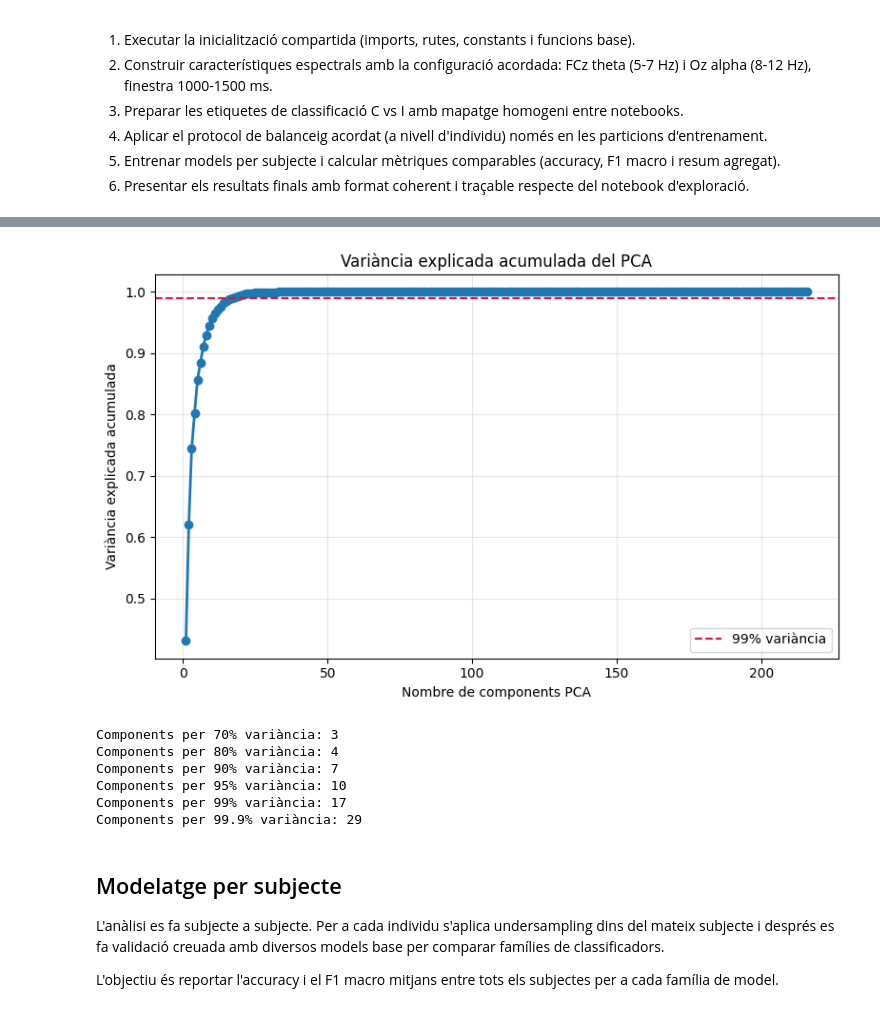
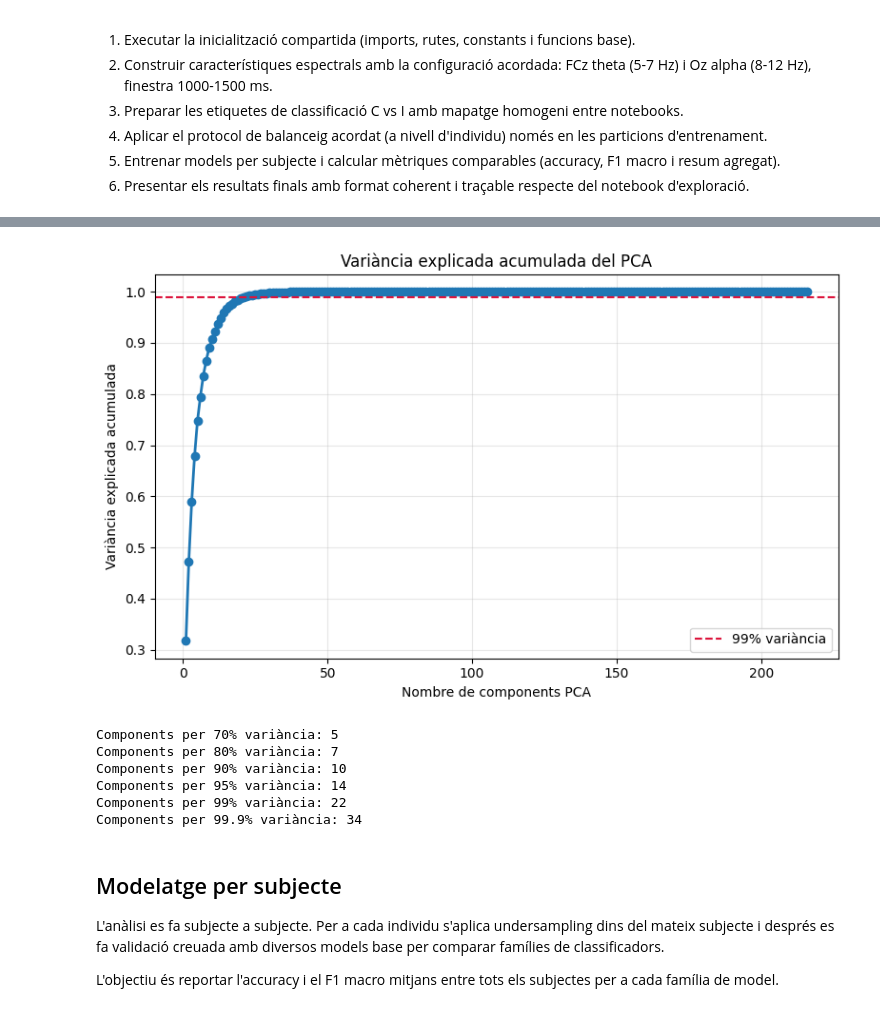
Before and after one commit to nilsduran/TFG, a Jupyter notebook: src/notebooks/02_classificació_simple.ipynb, the cells around one changed output, grey strips where cells are left out. Drawn from its saved outputs; the diff is of its cells as text; code cells hidden in the pictures.

Commit message:
classificació simple + histograma

```diff
--- a/src/notebooks/02_classificació_simple.ipynb
+++ b/src/notebooks/02_classificació_simple.ipynb
@@ -15,11 +15,13 @@ import numpy as np
 import pandas as pd
 import matplotlib.pyplot as plt
 from pathlib import Path
+from scipy.stats import norm
 
 try:
     from google.colab import drive
 
     IN_COLAB = True
+    drive.mount("/content/drive")
 except ImportError:
     drive = None
     IN_COLAB = False
@@ -71,41 +77,17 @@ Imports i constants de classificació carregats.
 # %%
-candidate_paths = [
-    Path(r"c:\\Users\\nils\\Documents\\Universitat\\TFG\\src\\notebooks\\00_preprocessament.ipynb"),
-    Path("/content/drive/MyDrive/TFG_Nils_2026/03_Codi/00_preprocessament.ipynb"),
-    Path("/content/drive/MyDrive/TFG_Nils_2026/03_Codi/01_preprocessament.ipynb"),
-]
-preprocess_nb_path = next((path for path in candidate_paths if path.exists()), candidate_paths[-1])
-if preprocess_nb_path.as_posix().startswith("/content/drive") and drive is not None:
-    drive.mount("/content/drive", force_remount=False)
-
-print(f"Preprocessament centralitzat a: {preprocess_nb_path}")
-with open(preprocess_nb_path, encoding="utf-8") as f:
-    preprocess_nb = nbformat.read(f, as_version=4)
-
-preprocess_ns = globals()
-skip_first_code = preprocess_nb_path.name == "01_preprocessament.ipynb"
-for cell in preprocess_nb.cells:
-    if cell.cell_type != "code":
-        continue
-    if skip_first_code:
-        skip_first_code = False
-        continue
-    exec(cell.source, preprocess_ns)
-
-print("Preprocessament completat. Carregant dataset processat...")
-
+# Evitem l'exec() dinàmic de 00_preprocessament.ipynb
+# Carreguem directament el dataset ja processat des dels fitxers del projecte.
 processed_dir = DATA_DIR / "processed"
-meta_dir = META_DIR
-if "pipeline_name" in globals():
-    dataset_path = processed_dir / f"{pipeline_name}.npz"
-else:
-    dataset_path = processed_dir / "c_vs_i_fcz-oz_1000-1500ms_stft.npz"
+dataset_path = processed_dir / "c_vs_i_fcz-oz_1000-1500ms_stft_ica_us.npz"
 
 dataset = np.load(dataset_path, allow_pickle=True)
+
 X = dataset["X"].astype(np.float32)
 y = dataset["y"].astype(np.int8)
 subj_list = dataset["subj_list"].astype(str)
 
+# Definim variables requerides
+ICA_MAX_COMPONENTS = 20
 ICA_COMPONENTS = int(min(ICA_MAX_COMPONENTS, X.shape[1]))
 
 print(f"Dataset carregat de: {dataset_path}")
@@ -237,38 +186,38 @@ Nota: no els eliminem en aquesta versió.
 # %%
-X_pca_source = X_trainval if "X_trainval" in globals() else X
+X_pca_source = X.copy()
 
 X_scaled = StandardScaler().fit_transform(X_pca_source)
 pca_full = PCA().fit(X_scaled)
 
 cum_var = np.cumsum(pca_full.explained_variance_ratio_)
 n_components = np.arange(1, len(cum_var) + 1)
 
 plt.figure(figsize=(8, 5))
 plt.plot(n_components, cum_var, marker="o", lw=2)
 plt.axhline(0.99, color="crimson", ls="--", lw=1.5, label="99% variància")
 plt.xlabel("Nombre de components PCA")
 plt.ylabel("Variància explicada acumulada")
 plt.title("Variància explicada acumulada del PCA")
 plt.grid(True, alpha=0.3)
 plt.legend()
 plt.tight_layout()
 plt.savefig(FIGURES_DIR / "variancia_explicada_acumulada_pca.png", dpi=300, bbox_inches="tight")
 plt.show()
 
 print(f"Components per 70% variància: {np.searchsorted(cum_var, 0.70) + 1}")
 print(f"Components per 80% variància: {np.searchsorted(cum_var, 0.80) + 1}")
 print(f"Components per 90% variància: {np.searchsorted(cum_var, 0.90) + 1}")
 print(f"Components per 95% variància: {np.searchsorted(cum_var, 0.95) + 1}")
 print(f"Components per 99% variància: {np.searchsorted(cum_var, 0.99) + 1}")
 print(f"Components per 99.9% variància: {np.searchsorted(cum_var, 0.999) + 1}")
 # %% [output]
-[figure, old version]
+[figure, new version]
-Components per 70% variància: 3
-Components per 80% variància: 4
-Components per 90% variància: 7
-Components per 95% variància: 10
-Components per 99% variància: 17
-Components per 99.9% variància: 29
+Components per 70% variància: 5
+Components per 80% variància: 7
+Components per 90% variància: 10
+Components per 95% variància: 14
+Components per 99% variància: 22
+Components per 99.9% variància: 34
 # %% [markdown]
 ## Modelatge per subjecte
 
```
Also changed, not shown: parts of 5 cells of this notebook, 1 other file.
